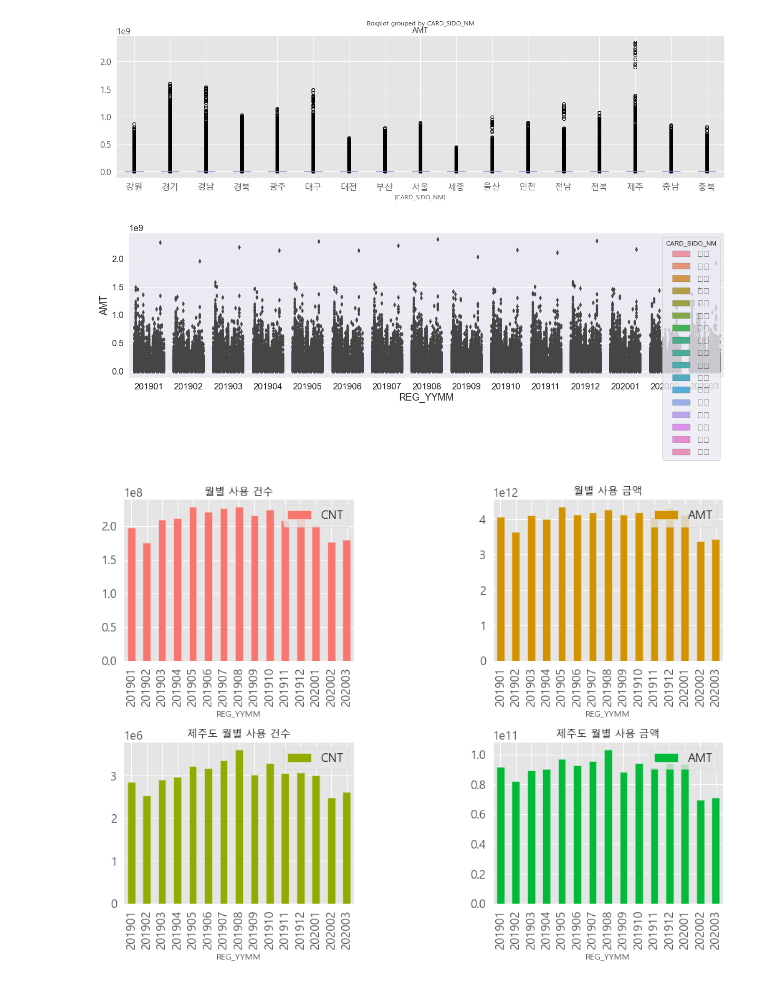
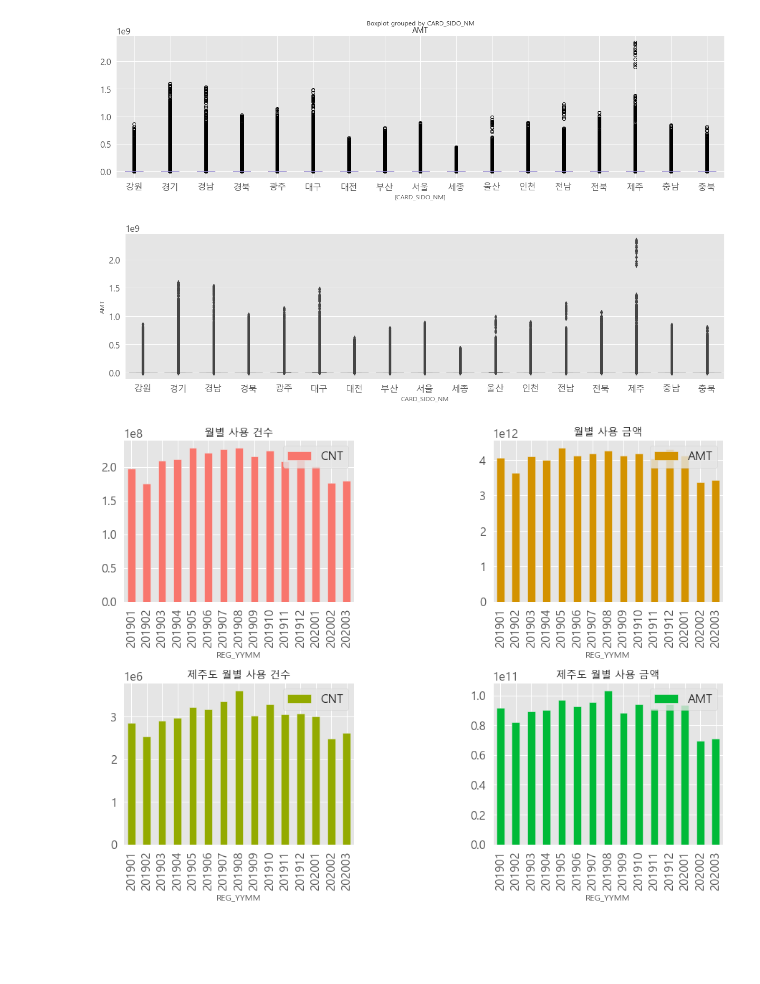
Before and after one commit to Hinterhalter/Jeju-Card-Use-Predict, a Jupyter notebook: Jeju_EDA.ipynb, the cells around one changed output. Saved outputs shown, nothing was run; the diff lists cells and outputs as text; code cells hidden in the pictures; blank space fills up the shorter version.

```diff
--- a/Jeju_EDA.ipynb
+++ b/Jeju_EDA.ipynb
@@ -131,15 +140,14 @@ df.boxplot(column = 'AMT', by = ["CARD_SIDO_NM"], figsize=(20,5))
 [figure]
 # %%
 plt.figure(figsize=(20,5))
-sns.boxplot(x = 'REG_YYMM',
-           y = 'AMT',
-           hue = 'CARD_SIDO_NM', # 그룹바이의 역할
+sns.boxplot(x = 'CARD_SIDO_NM',
+           y = 'AMT',# 그룹바이의 역할
            data = df,
            linewidth=0.5,
            whis = 3)
 plt.show()
 # %% [output]
-[figure, old version]
+[figure, new version]
 # %%
 fig, ax = plt.subplots(nrows=2, ncols=2, figsize=(15,8))
 df.groupby(['REG_YYMM'])[['CNT']].sum().plot(kind='bar', ax=ax[0,0], color=color_pal[0])
```
Also changed, not shown: parts of 6 cells of this notebook, 2 other files.
